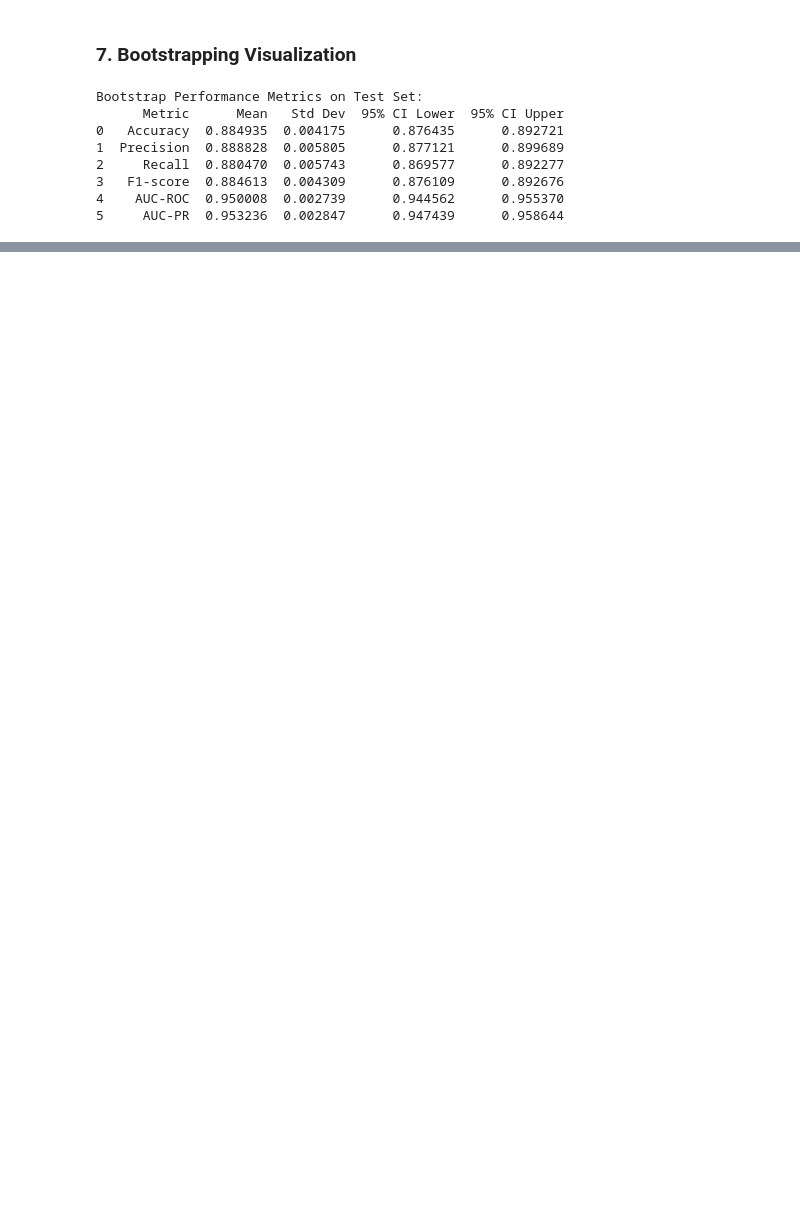
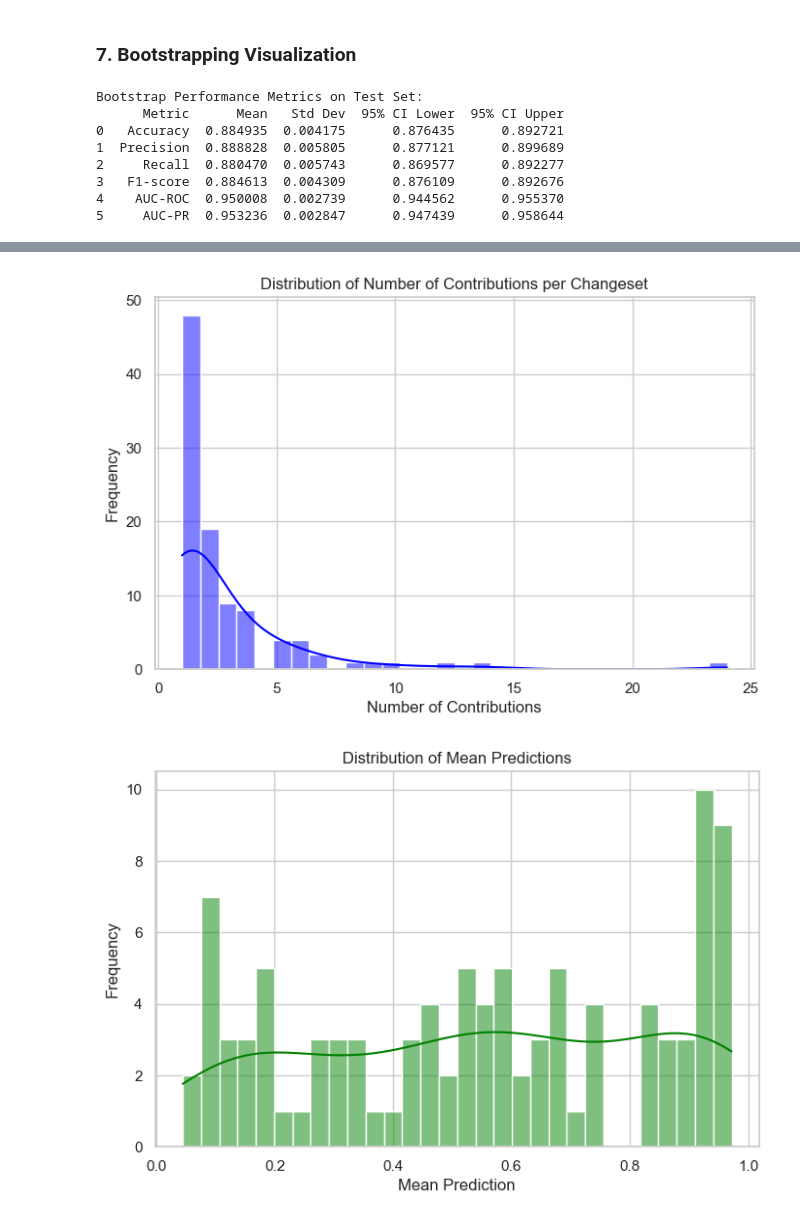
Before and after one commit to rspseshasai/vandalism_detection_osm, a Jupyter notebook: notebooks/visualization_and_analysis_changeset_data.ipynb, the cells around one changed output, grey strips where cells are left out. Cells and saved outputs as stored; diff of their text form; code cells hidden in the pictures; blank space fills up the shorter version.

```diff
--- a/notebooks/visualization_and_analysis_changeset_data.ipynb
+++ b/notebooks/visualization_and_analysis_changeset_data.ipynb
@@ -261,0 +289,7 @@ Bootstrap Performance Metrics on Test Set:
+# %%
+# Load aggregated features
+aggregated_features = pd.read_parquet(AGGREGATED_FEATURES_PATH)
+
+# Display the first few rows
+print("Aggregated Features Sample:")
+aggregated_features.head()
@@ -261,0 +304,30 @@ Bootstrap Performance Metrics on Test Set:
+# %%
+# Plot distributions of key features
+set_plot_style()
+
+# Number of contributions
+plt.figure(figsize=(8, 5))
+sns.histplot(aggregated_features['num_contributions'], bins=30, kde=True, color='blue')
+plt.title('Distribution of Number of Contributions per Changeset')
+plt.xlabel('Number of Contributions')
+plt.ylabel('Frequency')
+plt.show()
+
+# Mean prediction
+plt.figure(figsize=(8, 5))
+sns.histplot(aggregated_features['mean_prediction'], bins=30, kde=True, color='green')
+plt.title('Distribution of Mean Predictions')
+plt.xlabel('Mean Prediction')
+plt.ylabel('Frequency')
+plt.show()
+
+# Standard deviation of predictions
+plt.figure(figsize=(8, 5))
+sns.histplot(aggregated_features['std_prediction'], bins=30, kde=True, color='orange')
+plt.title('Distribution of Standard Deviation of Predictions')
+plt.xlabel('Standard Deviation')
+plt.ylabel('Frequency')
+plt.show()
+# %% [output]
+[figure, added]
+[figure, added]
```
Also changed, not shown: parts of 18 cells of this notebook, 10 other files.
